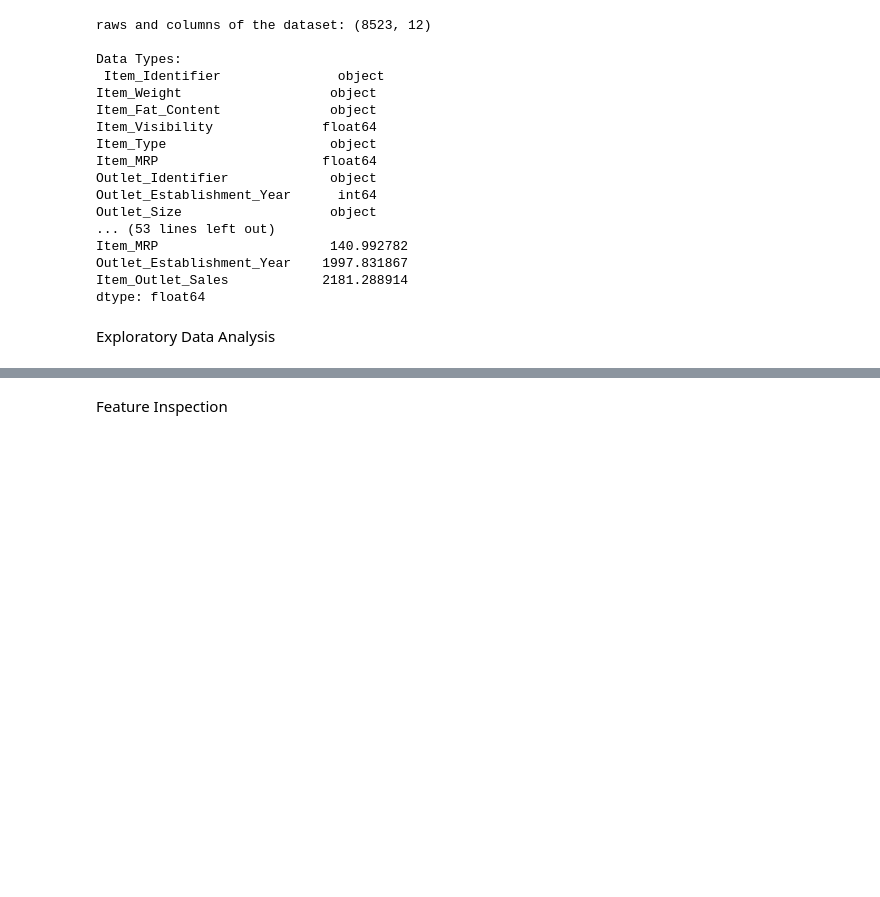
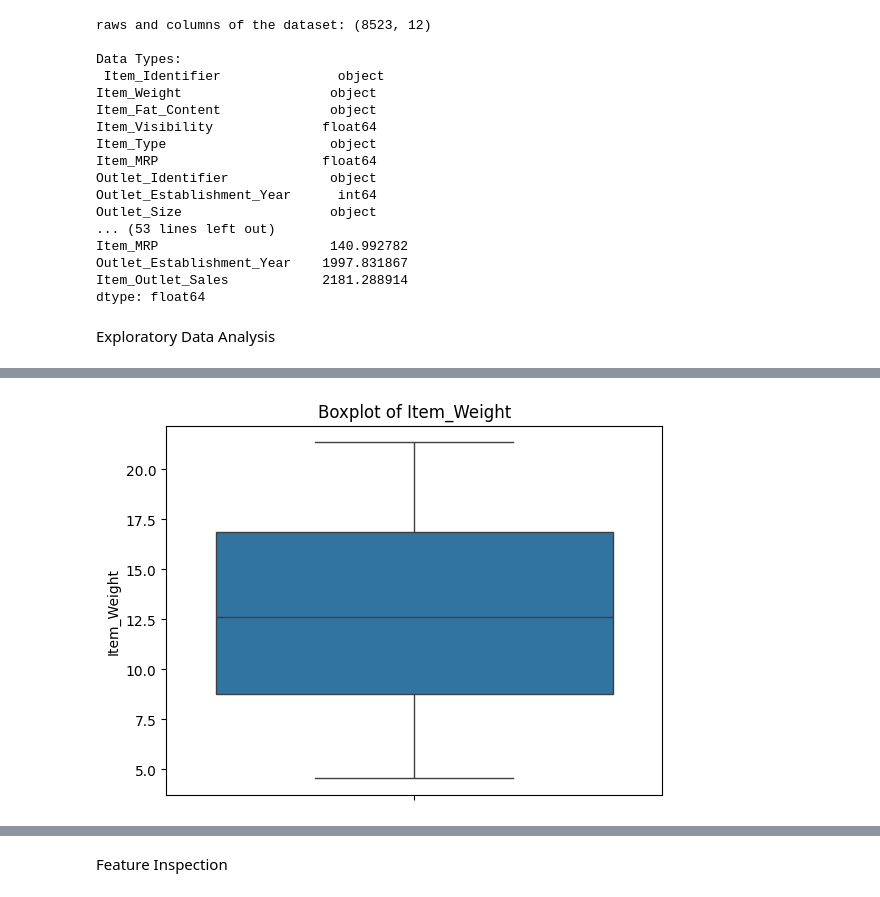
Before and after one commit to walaaaxox098/Prediction-of-Product-Sales, a Jupyter notebook: Prediction_of_Product_Sales.ipynb, the cells around one changed output, grey strips where cells are left out. Saved outputs shown, nothing was run; the diff lists cells and outputs as text; code cells hidden in the pictures; blank space fills up the shorter version.

```diff
--- a/Prediction_of_Product_Sales.ipynb
+++ b/Prediction_of_Product_Sales.ipynb
@@ -79,0 +91,11 @@ Exploratory Data Analysis
+# %%
+#Boxplots to view statistical summaries of numerical features in your dataset.
+import seaborn as sns
+
+# Create histograms for numeric columns
+sns.boxplot(y=df["Item_Weight"])
+plt.title("Boxplot of Item_Weight")
+plt.ylabel("Item_Weight")
+plt.show()
+# %% [output]
+[figure, added]
```
Also changed, not shown: parts of 4 cells of this notebook.
